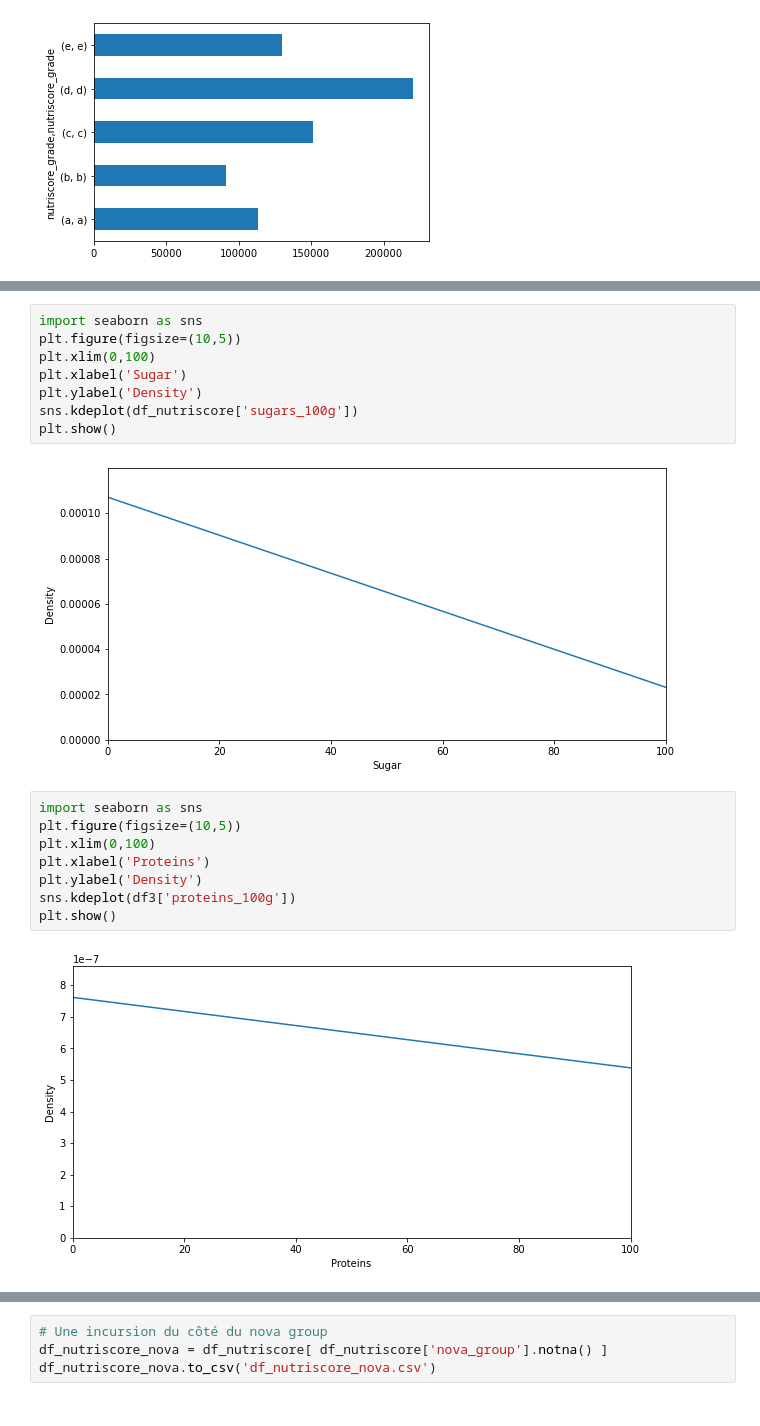
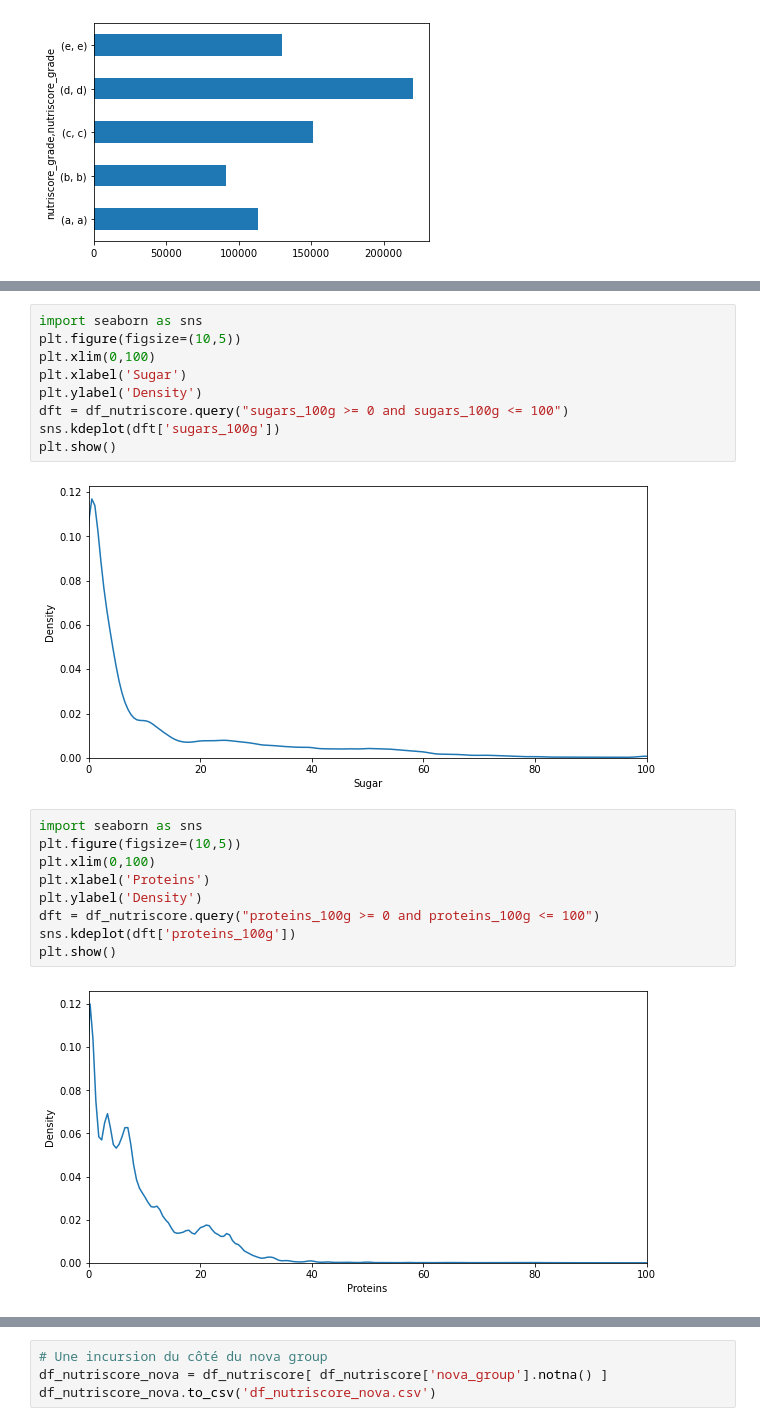
Before and after one commit to benprieur/Jupyter, a Jupyter notebook: Projet 2.ipynb, the cells around one changed output, grey strips where cells are left out. Saved outputs shown, nothing was run; the diff lists cells and outputs as text.

```diff
--- a/Projet 2.ipynb
+++ b/Projet 2.ipynb
@@ -119,20 +124,22 @@ plt.figure(figsize=(10,5))
 plt.xlim(0,100)
 plt.xlabel('Sugar')
 plt.ylabel('Density')
-sns.kdeplot(df_nutriscore['sugars_100g'])
+dft = df_nutriscore.query("sugars_100g >= 0 and sugars_100g <= 100")
+sns.kdeplot(dft['sugars_100g'])
 plt.show()
 # %% [output]
-[figure, old version]
+[figure, new version]
 # %%
 import seaborn as sns
 plt.figure(figsize=(10,5))
 plt.xlim(0,100)
 plt.xlabel('Proteins')
 plt.ylabel('Density')
-sns.kdeplot(df3['proteins_100g'])
+dft = df_nutriscore.query("proteins_100g >= 0 and proteins_100g <= 100")
+sns.kdeplot(dft['proteins_100g'])
 plt.show()
 # %% [output]
-[figure, old version]
+[figure, new version]
 # %%
 import seaborn as sns
 plt.figure(figsize=(10,5))
```
Also changed, not shown: parts of 29 cells of this notebook.
